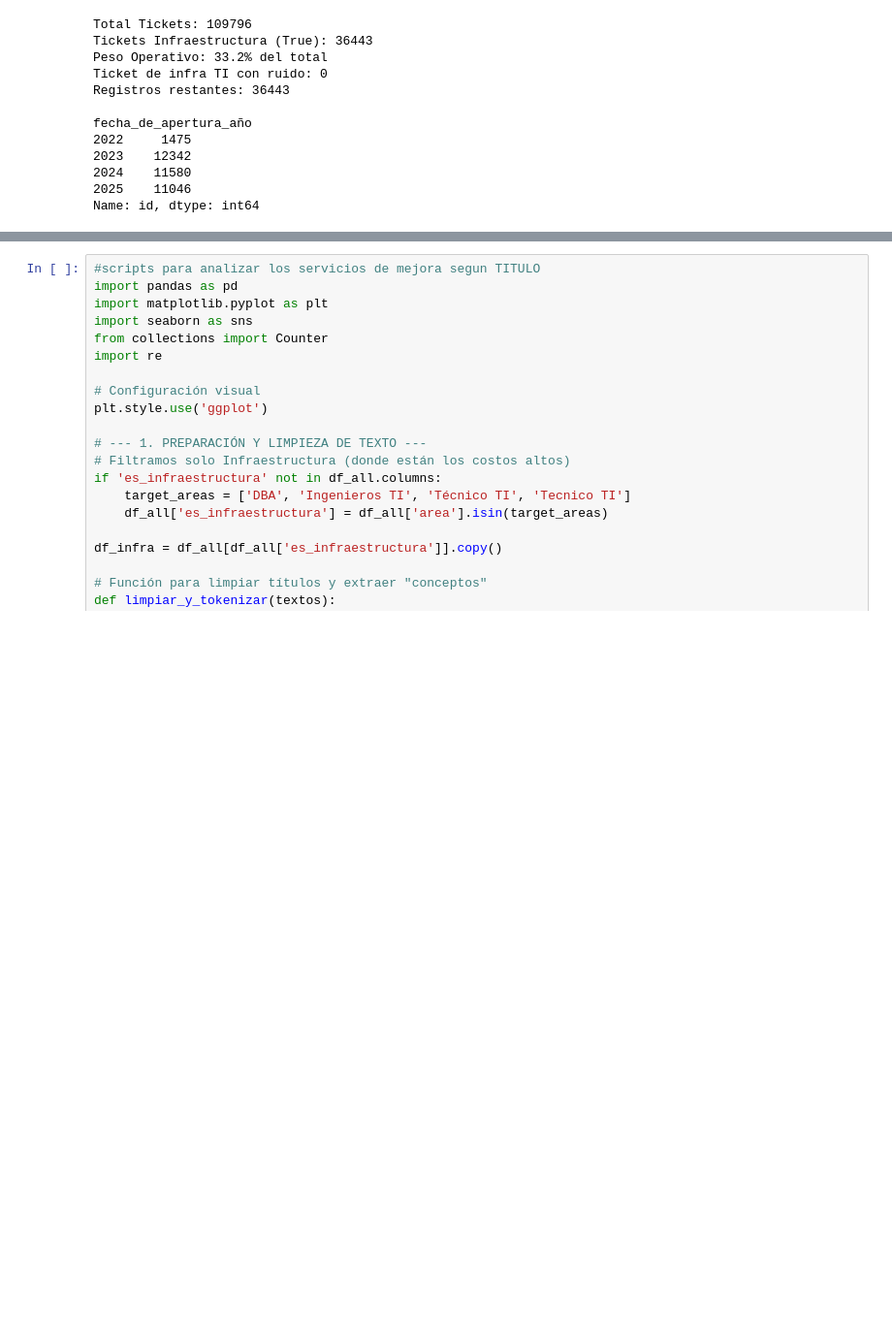
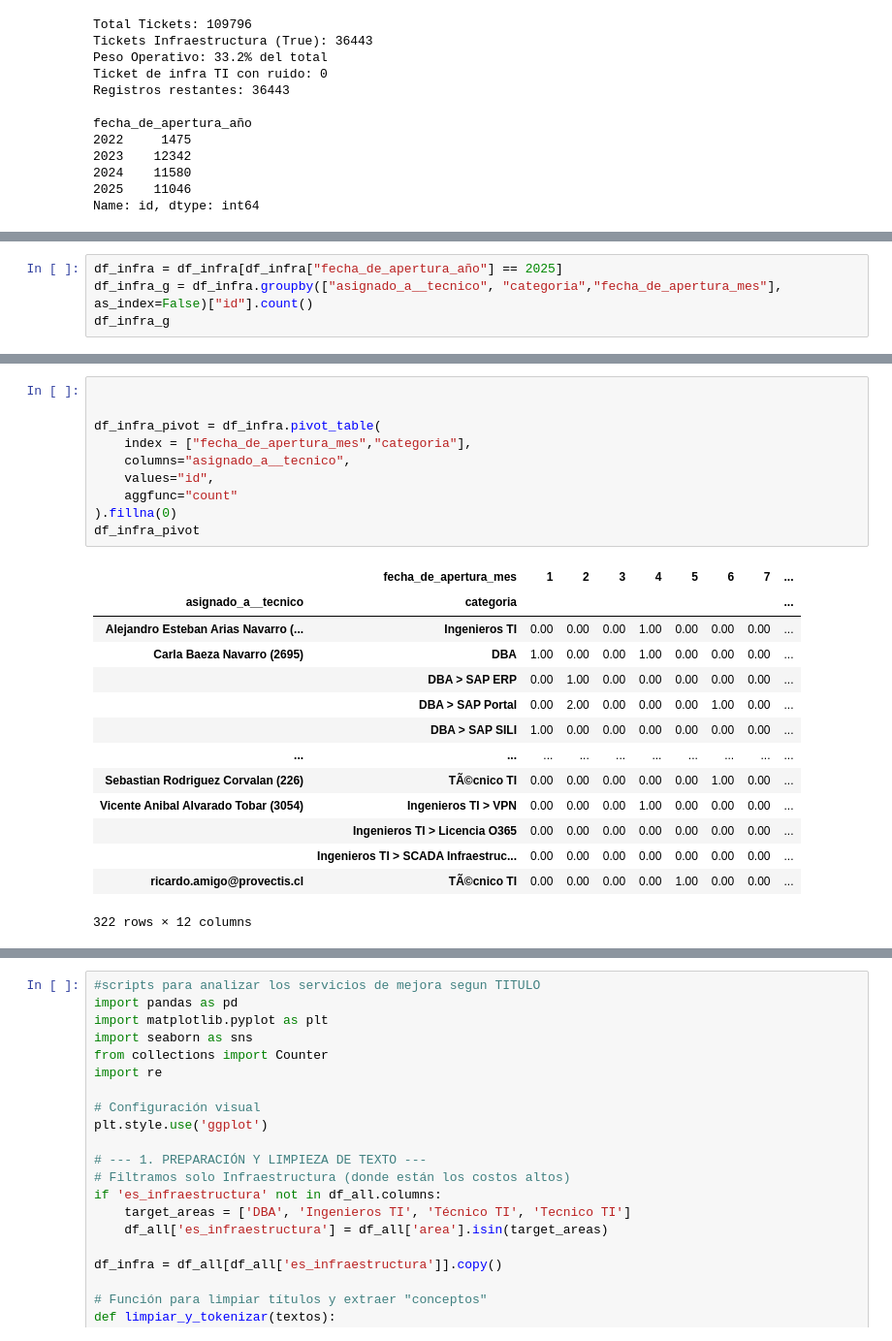
Before and after one commit to NicoFuentese/historical-analysis-management-tickets, a Jupyter notebook: notebooks/3.2-EDA_servicios automatizables.ipynb, the cells around one changed output, grey strips where cells are left out. Shown at 97% size. Cells and saved outputs as stored; diff of their text form; blank space fills up the shorter version.

```diff
--- a/notebooks/3.2-EDA_servicios automatizables.ipynb
+++ b/notebooks/3.2-EDA_servicios automatizables.ipynb
@@ -86,0 +107,4 @@ Name: id, dtype: int64
+# %%
+df_infra = df_infra[df_infra["fecha_de_apertura_año"] == 2025]
+df_infra_g = df_infra.groupby(["asignado_a__tecnico", "categoria","fecha_de_apertura_mes"], as_index=False)["id"].count()
+df_infra_g
@@ -86,0 +125,25 @@ Name: id, dtype: int64
+# %%
+
+
+df_infra_pivot = df_infra.pivot_table(
+    index = ["fecha_de_apertura_mes","categoria"],
+    columns="asignado_a__tecnico",
+    values="id",
+    aggfunc="count"
+).fillna(0)
+df_infra_pivot
+# %% [output]
+|  | fecha_de_apertura_mes | 1 | 2 | 3 | 4 | 5 | 6 | 7 | ... |
+| asignado_a__tecnico | categoria |  |  |  |  |  |  |  | ... |
+| Alejandro Esteban Arias Navarro (... | Ingenieros TI | 0.00 | 0.00 | 0.00 | 1.00 | 0.00 | 0.00 | 0.00 | ... |
+| Carla Baeza Navarro (2695) | DBA | 1.00 | 0.00 | 0.00 | 1.00 | 0.00 | 0.00 | 0.00 | ... |
+|  | DBA > SAP ERP | 0.00 | 1.00 | 0.00 | 0.00 | 0.00 | 0.00 | 0.00 | ... |
+|  | DBA > SAP Portal | 0.00 | 2.00 | 0.00 | 0.00 | 0.00 | 1.00 | 0.00 | ... |
+|  | DBA > SAP SILI | 1.00 | 0.00 | 0.00 | 0.00 | 0.00 | 0.00 | 0.00 | ... |
+| ... | ... | ... | ... | ... | ... | ... | ... | ... | ... |
+| Sebastian Rodriguez Corvalan (226) | TÃ©cnico TI | 0.00 | 0.00 | 0.00 | 0.00 | 0.00 | 1.00 | 0.00 | ... |
+| Vicente Anibal Alvarado Tobar (3054) | Ingenieros TI > VPN | 0.00 | 0.00 | 0.00 | 1.00 | 0.00 | 0.00 | 0.00 | ... |
+|  | Ingenieros TI > Licencia O365 | 0.00 | 0.00 | 0.00 | 0.00 | 0.00 | 0.00 | 0.00 | ... |
+|  | Ingenieros TI > SCADA Infraestruc... | 0.00 | 0.00 | 0.00 | 0.00 | 0.00 | 0.00 | 0.00 | ... |
+| ricardo.amigo@provectis.cl | TÃ©cnico TI | 0.00 | 0.00 | 0.00 | 0.00 | 1.00 | 0.00 | 0.00 | ... |
+322 rows × 12 columns
```
Also changed, not shown: parts of 3 cells of this notebook, 7 other files.
